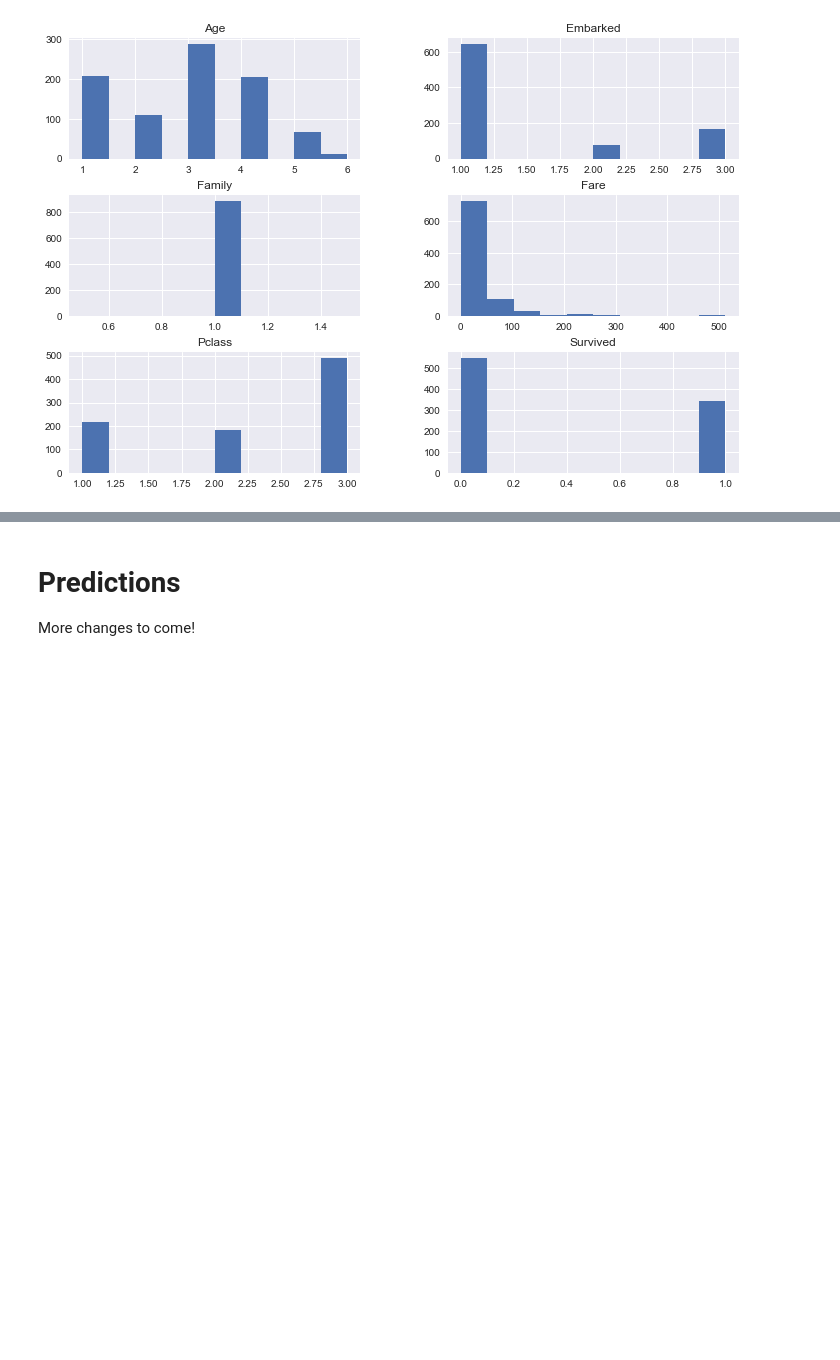
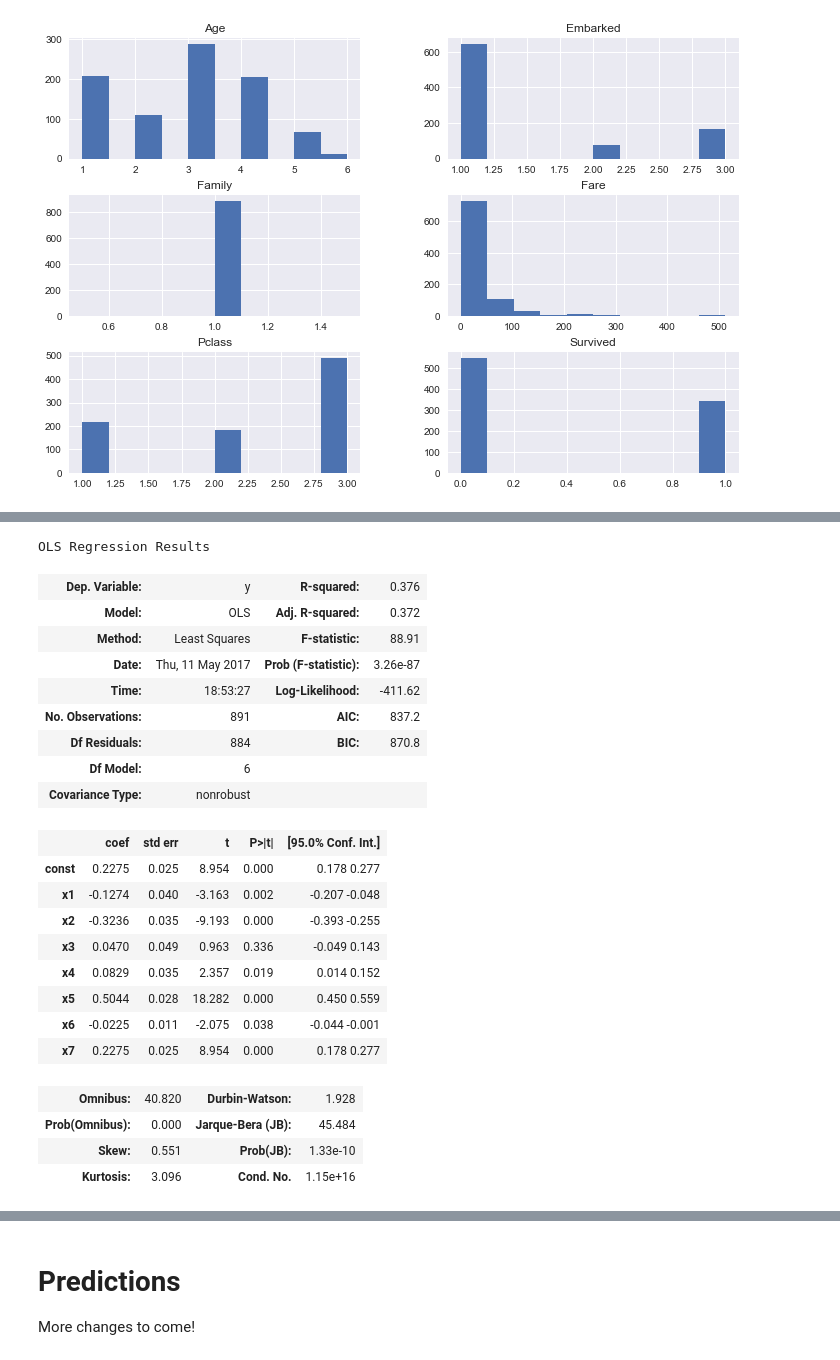
Before and after one commit to ionutiliescu/kaggle, a Jupyter notebook: Titanic - Machine Learning from Disaster/Titanic.ipynb, the cells around one changed output, grey strips where cells are left out. Drawn from its saved outputs; the diff is of its cells as text; code cells hidden in the pictures; blank space fills up the shorter version.

```diff
--- a/Titanic - Machine Learning from Disaster/Titanic.ipynb
+++ b/Titanic - Machine Learning from Disaster/Titanic.ipynb
@@ -341,0 +403,28 @@ array([[<matplotlib.axes._subplots.AxesSubplot object at 0x...>,
+# %%
+X_opt = X[:, [0,1,2,3,4,5,6,8]]
+regressor_OLS = sm.OLS(y,X_opt).fit()
+regressor_OLS.summary()
+# %% [output]
+OLS Regression Results
+| Dep. Variable: | y | R-squared: | 0.376 |
+| Model: | OLS | Adj. R-squared: | 0.372 |
+| Method: | Least Squares | F-statistic: | 88.91 |
+| Date: | Thu, 11 May 2017 | Prob (F-statistic): | 3.26e-87 |
+| Time: | 18:53:27 | Log-Likelihood: | -411.62 |
+| No. Observations: | 891 | AIC: | 837.2 |
+| Df Residuals: | 884 | BIC: | 870.8 |
+| Df Model: | 6 |  |  |
+| Covariance Type: | nonrobust |  |  |
+|  | coef | std err | t | P>|t| | [95.0% Conf. Int.] |
+| const | 0.2275 | 0.025 | 8.954 | 0.000 | 0.178 0.277 |
+| x1 | -0.1274 | 0.040 | -3.163 | 0.002 | -0.207 -0.048 |
+| x2 | -0.3236 | 0.035 | -9.193 | 0.000 | -0.393 -0.255 |
+| x3 | 0.0470 | 0.049 | 0.963 | 0.336 | -0.049 0.143 |
+| x4 | 0.0829 | 0.035 | 2.357 | 0.019 | 0.014 0.152 |
+| x5 | 0.5044 | 0.028 | 18.282 | 0.000 | 0.450 0.559 |
+| x6 | -0.0225 | 0.011 | -2.075 | 0.038 | -0.044 -0.001 |
+| x7 | 0.2275 | 0.025 | 8.954 | 0.000 | 0.178 0.277 |
+| Omnibus: | 40.820 | Durbin-Watson: | 1.928 |
+| Prob(Omnibus): | 0.000 | Jarque-Bera (JB): | 45.484 |
+| Skew: | 0.551 | Prob(JB): | 1.33e-10 |
+| Kurtosis: | 3.096 | Cond. No. | 1.15e+16 |
```
Also changed, not shown: parts of 34 cells of this notebook, 1 other file.
